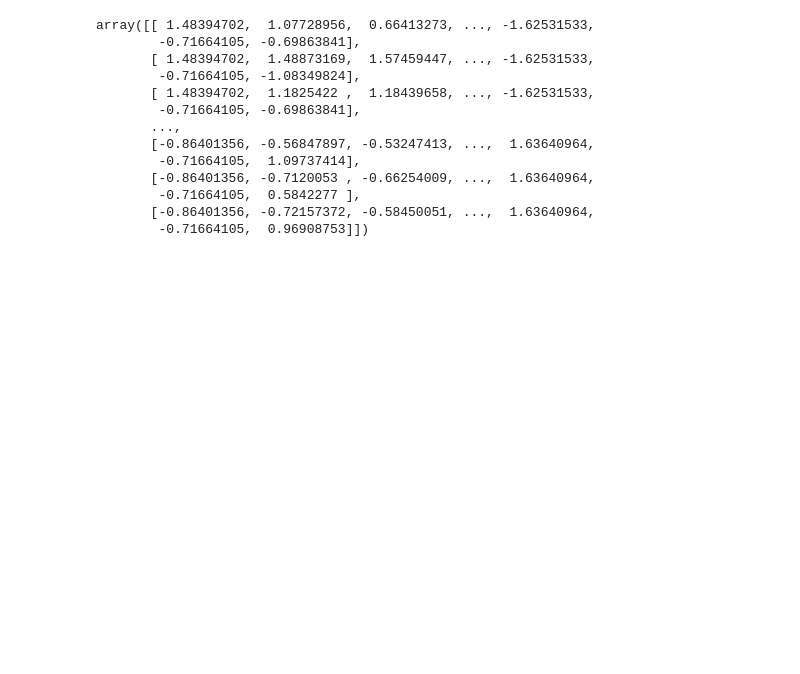
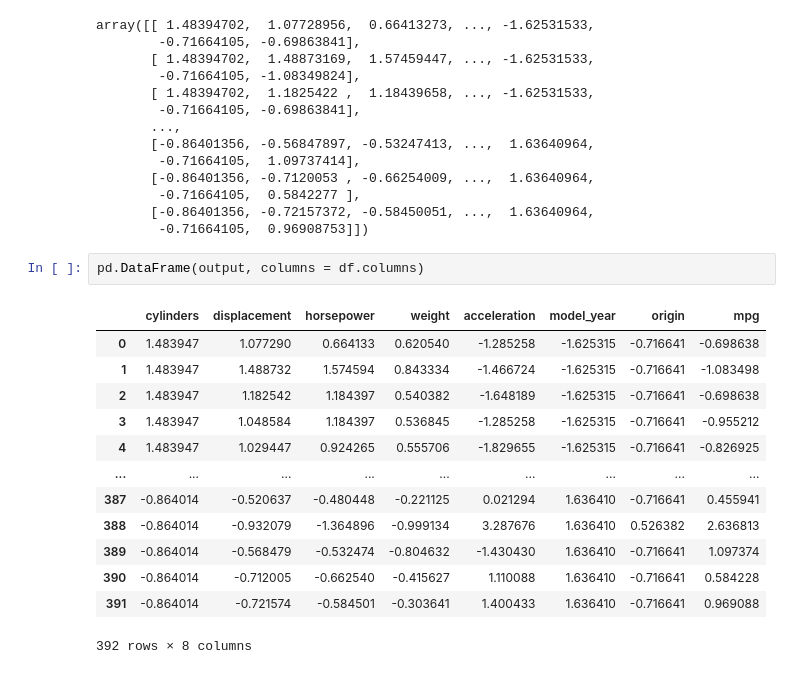
Before and after one commit to AnYeHyeon/DataScience2023, a Jupyter notebook: 1_2_데이터변환.ipynb, the cells around one changed output. Drawn from its saved outputs; the diff is of its cells as text; blank space fills up the shorter version.

```diff
--- a/1_2_데이터변환.ipynb
+++ b/1_2_데이터변환.ipynb
@@ -316,3 +337,19 @@ array([[ 1.48394702,  1.07728956,  0.66413273, ..., -1.62531533,
         -0.71664105,  0.5842277 ],
        [-0.86401356, -0.72157372, -0.58450051, ...,  1.63640964,
         -0.71664105,  0.96908753]])
+# %%
+pd.DataFrame(output, columns = df.columns)
+# %% [output]
+|  | cylinders | displacement | horsepower | weight | acceleration | model_year | origin | mpg |
+| 0 | 1.483947 | 1.077290 | 0.664133 | 0.620540 | -1.285258 | -1.625315 | -0.716641 | -0.698638 |
+| 1 | 1.483947 | 1.488732 | 1.574594 | 0.843334 | -1.466724 | -1.625315 | -0.716641 | -1.083498 |
+| 2 | 1.483947 | 1.182542 | 1.184397 | 0.540382 | -1.648189 | -1.625315 | -0.716641 | -0.698638 |
+| 3 | 1.483947 | 1.048584 | 1.184397 | 0.536845 | -1.285258 | -1.625315 | -0.716641 | -0.955212 |
+| 4 | 1.483947 | 1.029447 | 0.924265 | 0.555706 | -1.829655 | -1.625315 | -0.716641 | -0.826925 |
+| ... | ... | ... | ... | ... | ... | ... | ... | ... |
+| 387 | -0.864014 | -0.520637 | -0.480448 | -0.221125 | 0.021294 | 1.636410 | -0.716641 | 0.455941 |
+| 388 | -0.864014 | -0.932079 | -1.364896 | -0.999134 | 3.287676 | 1.636410 | 0.526382 | 2.636813 |
+| 389 | -0.864014 | -0.568479 | -0.532474 | -0.804632 | -1.430430 | 1.636410 | -0.716641 | 1.097374 |
+| 390 | -0.864014 | -0.712005 | -0.662540 | -0.415627 | 1.110088 | 1.636410 | -0.716641 | 0.584228 |
+| 391 | -0.864014 | -0.721574 | -0.584501 | -0.303641 | 1.400433 | 1.636410 | -0.716641 | 0.969088 |
+392 rows × 8 columns
```
Also changed, not shown: parts of 8 cells of this notebook.
